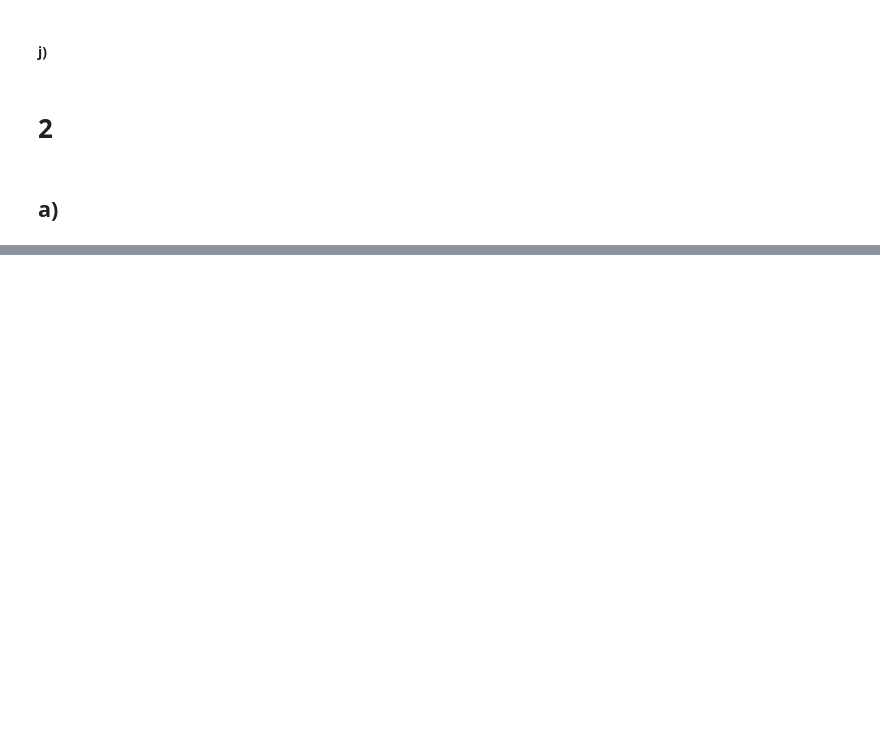
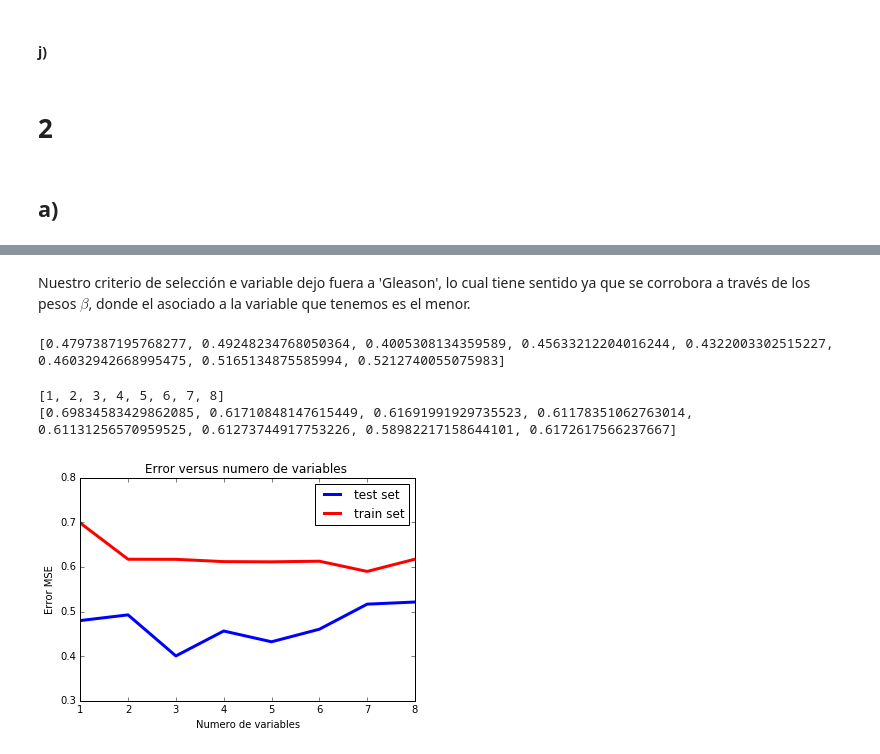
Before and after one commit to Jencks/ML-Tarea1, a Jupyter notebook: Informe Final.ipynb, the cells around one changed output, grey strips where cells are left out. Saved outputs shown, nothing was run; the diff lists cells and outputs as text; code cells hidden in the pictures; blank space fills up the shorter version.

```diff
--- a/Informe Final.ipynb
+++ b/Informe Final.ipynb
@@ -157,0 +245,62 @@ TypeError: unhashable type
+# %% [markdown]
+Nuestro criterio de selección e variable dejo fuera a 'Gleason', lo cual tiene sentido ya que se corrobora a través de los pesos $\beta$, donde el asociado a la variable que tenemos es el menor.
+# %%
+secuencia = ['lcavol', 'lweight', 'svi', 'lbph', 'age', 'pgg45', 'lcp', 'gleason']
+errortest = []
+cantidadvariables = []
+
+
+X0_train = pd.DataFrame()
+X0_train['lcavol'] = Xtrain['lcavol']
+Ntrain = X0_train.shape[0]
+
+X0_test = pd.DataFrame()
+X0_test['lcavol'] = Xtest['lcavol']
+Ntest = X0_test.shape[0]
+
+X0_train.insert(X0_train.shape[1], 'intercept', np.ones(Ntrain))
+X0_test.insert(X0_test.shape[1], 'intercept', np.ones(Ntest))
+
+linreg = lm.LinearRegression(fit_intercept = False)
+linreg.fit(X0_train, ytrain)
+
+yhat_test = linreg.predict(X0_test)
+mse_test = np.mean(np.power(yhat_test - ytest, 2))
+errortest.append(mse_test)
+cantidadvariables.append(1)
+
+for k in range(1,8):
+    X0_train.insert(X0_train.shape[1], secuencia[k], Xtrain[secuencia[k]])
+    X0_test.insert(X0_test.shape[1], secuencia[k], Xtest[secuencia[k]])
+    #print X0_train
+    linreg = lm.LinearRegression(fit_intercept = False)
+    linreg.fit(X0_train, ytrain)
+
+    yhat_test = linreg.predict(X0_test)
+    mse_test = np.mean(np.power(yhat_test - ytest, 2))
+    errortest.append(mse_test)
+    cantidadvariables.append(k+1)
+
+print errortest
+# %% [output]
+[0.4797387195768277, 0.49248234768050364, 0.4005308134359589, 0.45633212204016244, 0.4322003302515227, 0.46032942668995475, 0.5165134875585994, 0.5212740055075983]
+# %%
+%matplotlib inline
+import matplotlib
+import matplotlib.pyplot as plt
+
+axes = plt.gca()
+print cantidadfss
+print errorfss
+plt.plot(cantidadvariables, errortest, color='blue', linewidth=3, label = "test set")
+plt.plot(cantidadfss, errorfss , color='red', linewidth=3, label = "train set")
+axes.set_ylim([0.3,0.8])
+plt.title('Error versus numero de variables ')
+plt.legend()
+plt.xlabel('Numero de variables')
+plt.ylabel('Error MSE')
+plt.show()
+# %% [output]
+[1, 2, 3, 4, 5, 6, 7, 8]
+[0.69834583429862085, 0.61710848147615449, 0.61691991929735523, 0.61178351062763014, 0.61131256570959525, 0.61273744917753226, 0.58982217158644101, 0.6172617566237667]
+[figure, added]
```
Also changed, not shown: parts of 15 cells of this notebook.
